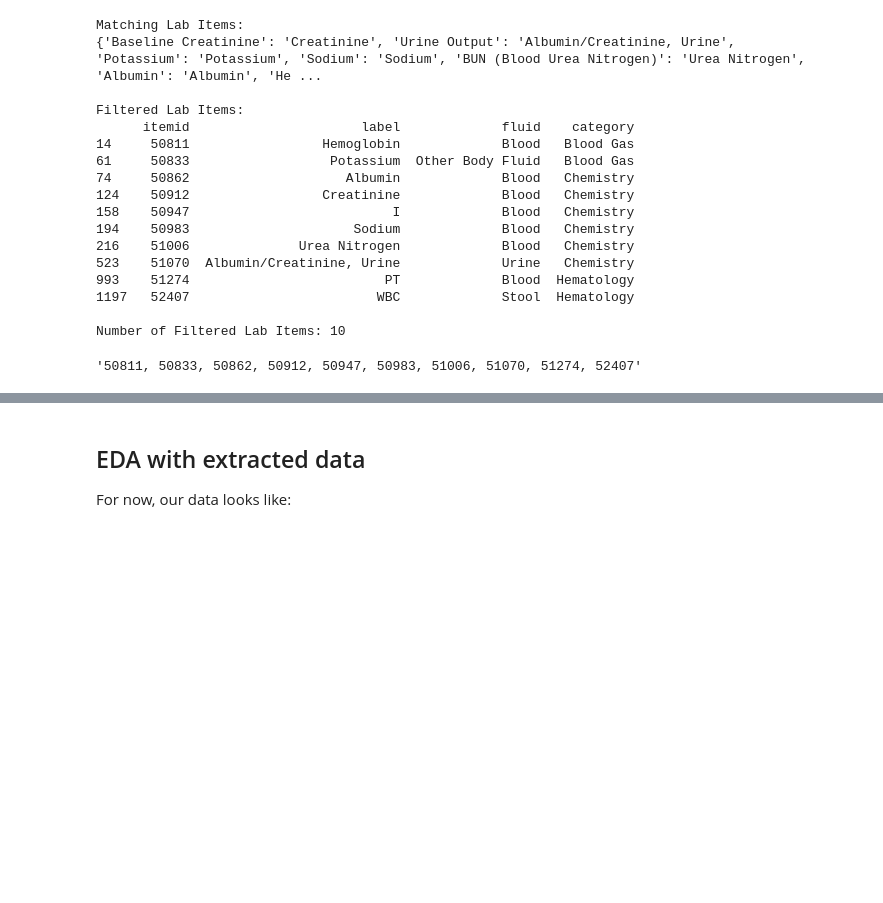
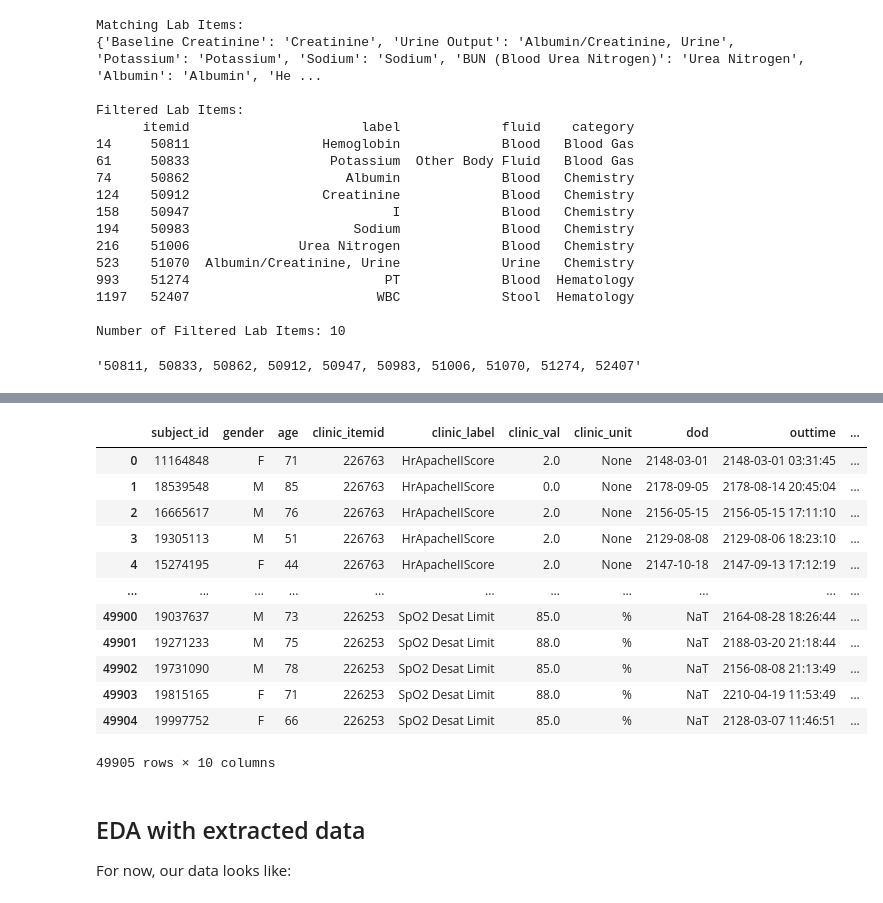
Before and after one commit to gracelovesyah/ml-and-health-predict-mortality-rate, a Jupyter notebook: notebook/data_collection_AKI.ipynb, the cells around one changed output, grey strips where cells are left out. Cells and saved outputs as stored; diff of their text form; code cells hidden in the pictures; blank space fills up the shorter version.

```diff
--- a/notebook/data_collection_AKI.ipynb
+++ b/notebook/data_collection_AKI.ipynb
@@ -739,4 +763,20 @@ lab_df.subject_id.unique() #double check
 Length: 9434, dtype: Int64
+# %%
+clinic_df
+# %% [output]
+|  | subject_id | gender | age | clinic_itemid | clinic_label | clinic_val | clinic_unit | dod | outtime | ... |
+| 0 | 11164848 | F | 71 | 226763 | HrApacheIIScore | 2.0 | None | 2148-03-01 | 2148-03-01 03:31:45 | ... |
+| 1 | 18539548 | M | 85 | 226763 | HrApacheIIScore | 0.0 | None | 2178-09-05 | 2178-08-14 20:45:04 | ... |
+| 2 | 16665617 | M | 76 | 226763 | HrApacheIIScore | 2.0 | None | 2156-05-15 | 2156-05-15 17:11:10 | ... |
+| 3 | 19305113 | M | 51 | 226763 | HrApacheIIScore | 2.0 | None | 2129-08-08 | 2129-08-06 18:23:10 | ... |
+| 4 | 15274195 | F | 44 | 226763 | HrApacheIIScore | 2.0 | None | 2147-10-18 | 2147-09-13 17:12:19 | ... |
+| ... | ... | ... | ... | ... | ... | ... | ... | ... | ... | ... |
+| 49900 | 19037637 | M | 73 | 226253 | SpO2 Desat Limit | 85.0 | % | NaT | 2164-08-28 18:26:44 | ... |
+| 49901 | 19271233 | M | 75 | 226253 | SpO2 Desat Limit | 88.0 | % | NaT | 2188-03-20 21:18:44 | ... |
+| 49902 | 19731090 | M | 78 | 226253 | SpO2 Desat Limit | 85.0 | % | NaT | 2156-08-08 21:13:49 | ... |
+| 49903 | 19815165 | F | 71 | 226253 | SpO2 Desat Limit | 88.0 | % | NaT | 2210-04-19 11:53:49 | ... |
+| 49904 | 19997752 | F | 66 | 226253 | SpO2 Desat Limit | 85.0 | % | NaT | 2128-03-07 11:46:51 | ... |
+49905 rows × 10 columns
 # %% [markdown]
 ## EDA with extracted data
 For now, our data looks like:
```
Also changed, not shown: parts of 16 cells of this notebook.
